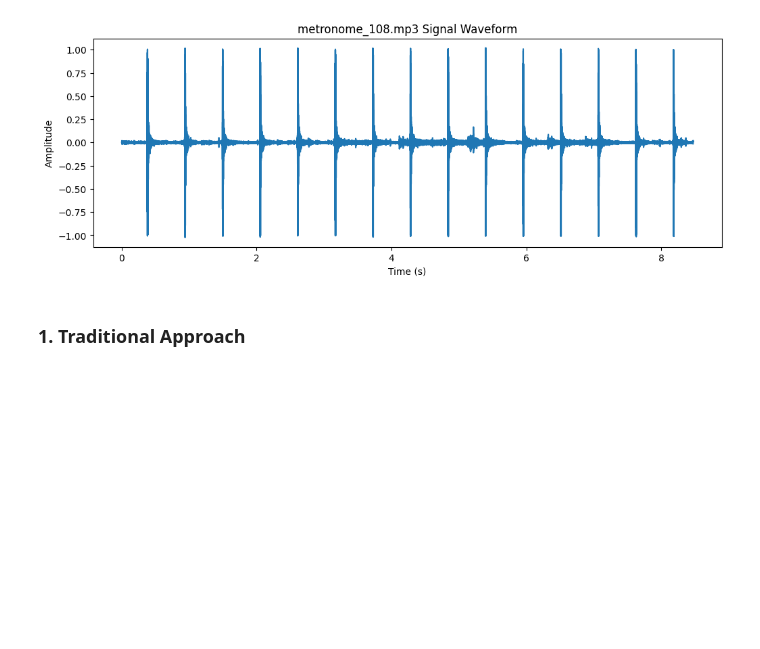
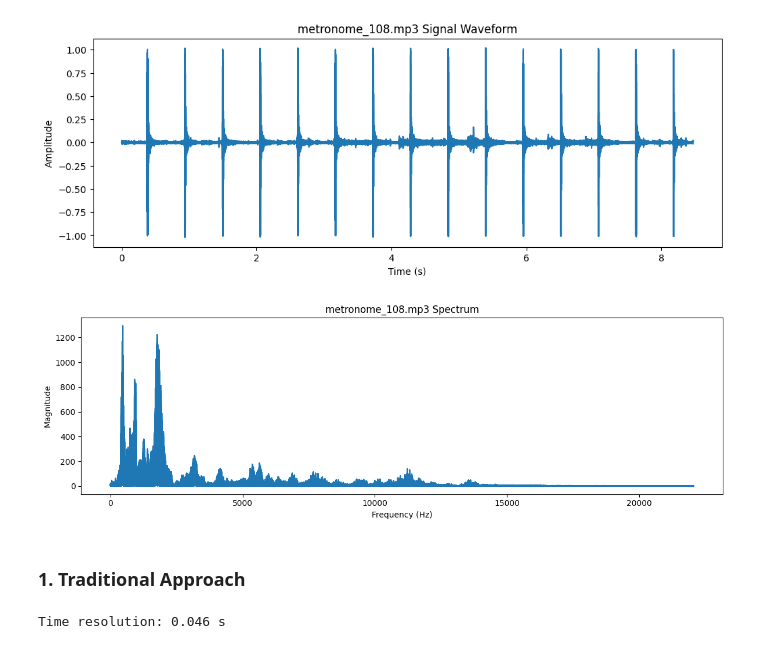
Before and after one commit to lkqiao/musical_accompanist, a Jupyter notebook: src/tempo_detect_nb.ipynb, the cells around one changed output. Saved outputs shown, nothing was run; the diff lists cells and outputs as text; code cells hidden in the pictures; blank space fills up the shorter version.

```diff
--- a/src/tempo_detect_nb.ipynb
+++ b/src/tempo_detect_nb.ipynb
@@ -48,5 +49,33 @@ plt.ylabel('Amplitude')
 # %% [output]
 Text(0, 0.5, 'Amplitude')
 [figure]
+# %%
+# plot signal spectrum
+N = len(signal)
+freqs = np.fft.rfftfreq(N, d=1/sr)
+fft_vals = np.fft.rfft(signal)
+magnitude = np.abs(fft_vals)
+
+plt.figure(figsize=(12, 4))
+plt.plot(freqs, magnitude)
+plt.title(f'{filename} Spectrum')
+plt.xlabel('Frequency (Hz)')
+plt.ylabel('Magnitude')
+plt.tight_layout()
+# %% [output]
+[figure, added]
 # %% [markdown]
 ### 1. Traditional Approach
+# %%
+# define parameters
+hop_length = 2048 # samples per frame
+time_res = hop_length/sr # time per frame, temporal resolution
+win_dur = 2 # window length in seconds
+win_length = int((win_dur*sr)/hop_length) # window length in frames
+print(f'Time resolution: {time_res:.3f} s')
+
+# for limiting tempo of tempogram
+fmin = 30
+fmax = 200
+# %% [output]
+Time resolution: 0.046 s
```
Also changed, not shown: parts of 8 cells of this notebook, 8 other files.
